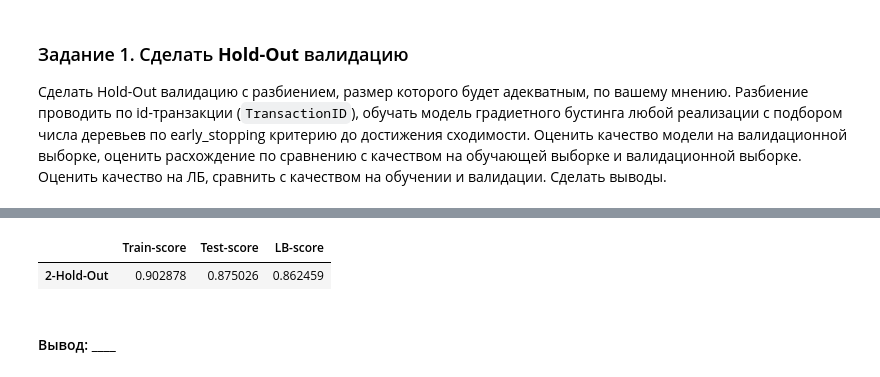
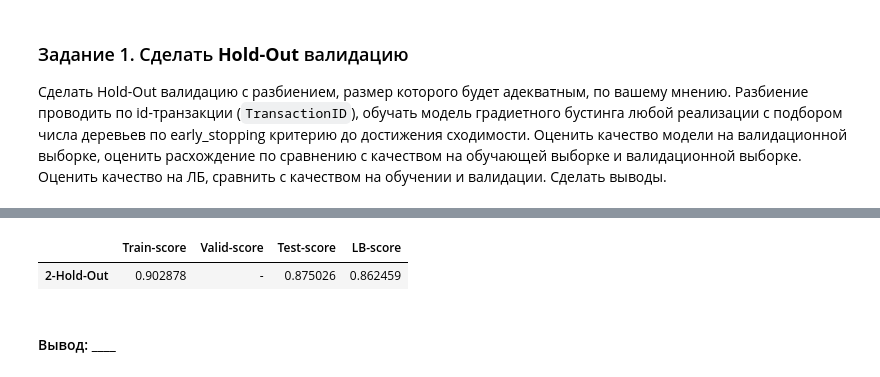
Before and after one commit to koryagin2006/GB_course_Sports_data_analysis, a Jupyter notebook: HW_3 Validation.ipynb, the cells around one changed output, grey strips where cells are left out. Saved outputs shown, nothing was run; the diff lists cells and outputs as text; code cells hidden in the pictures.

```diff
--- a/HW_3 Validation.ipynb
+++ b/HW_3 Validation.ipynb
@@ -103,0 +76,5 @@ XGBClassifier(base_score=0.5, booster='gbtree', colsample_bylevel=1,
+# %%
+model_xgb_numeric = xgb.XGBClassifier(**params)
+model_xgb_numeric.fit(X=x_train, y=y_train,
+                      eval_set=[(x_train, y_train), (x_test, y_test)],
+                      early_stopping_rounds=30, eval_metric="auc", verbose=20)
@@ -104,15 +102,16 @@ XGBClassifier(base_score=0.5, booster='gbtree', colsample_bylevel=1,
 # %%
 train_score = roc_auc_score(y_train, model_xgb_numeric.predict_proba(x_train)[:, 1])
 test_score = roc_auc_score(y_test, model_xgb_numeric.predict_proba(x_test)[:, 1])
 LB_score = roc_auc_score(y_lb, model_xgb_numeric.predict_proba(X_lb)[:, 1])
 
 Hold_Outpd_2 = pd.DataFrame(data=[{'Train-score': train_score,
+                                   'Valid-score': '-',
                                    'Test-score': test_score,
                                    'LB-score': LB_score}], index=['2-Hold-Out'])
 Hold_Outpd_2
 # %% [output]
-|  | Train-score | Test-score | LB-score |
-| 2-Hold-Out | 0.902878 | 0.875026 | 0.862459 |
+|  | Train-score | Valid-score | Test-score | LB-score |
+| 2-Hold-Out | 0.902878 | - | 0.875026 | 0.862459 |
 # %% [markdown]
 #### Вывод: ____
 # %% [markdown]
```
Also changed, not shown: parts of 13 cells of this notebook.
